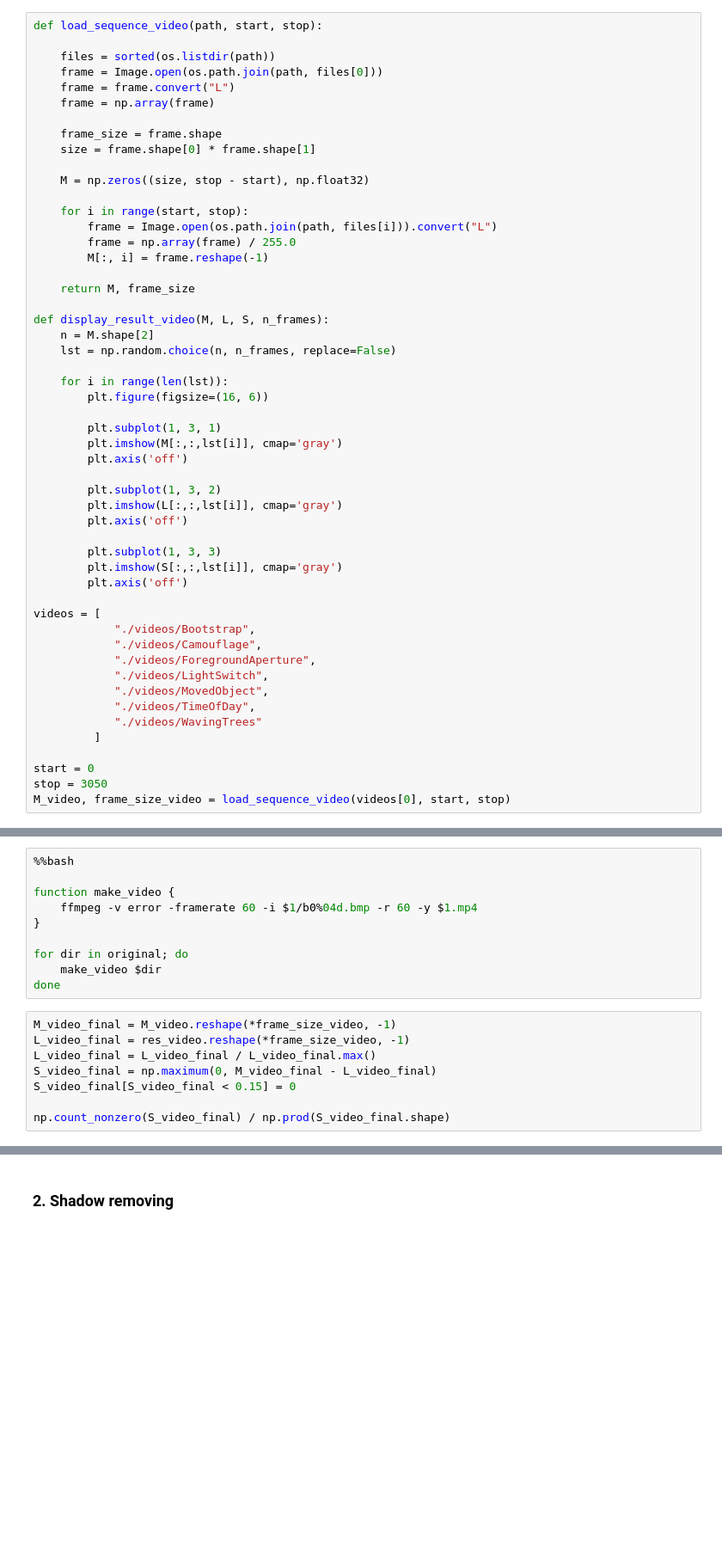
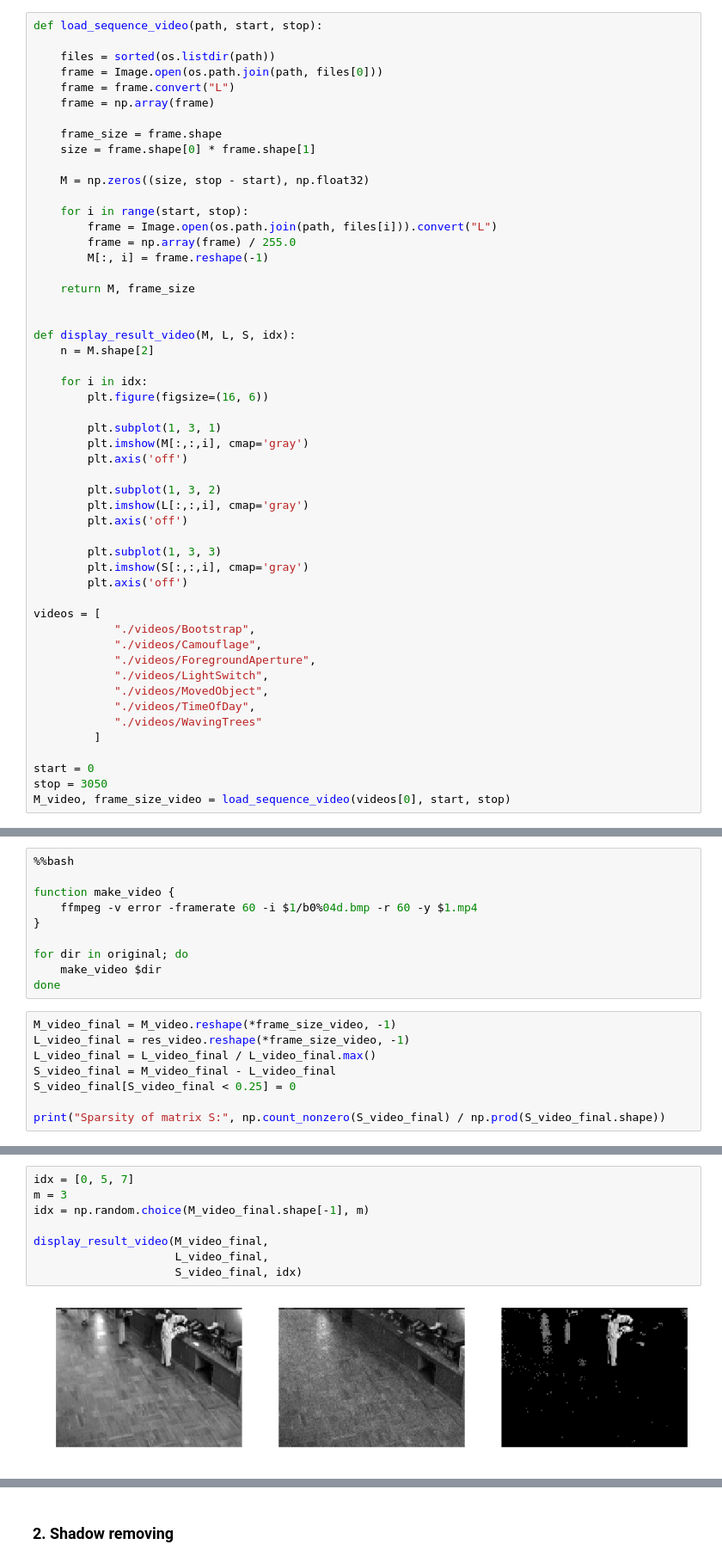
Before and after one commit to viktor-prutyanov/low-rank-2018, a Jupyter notebook: SLA_sparse.ipynb, the cells around one changed output, grey strips where cells are left out. Shown: that part at 86% size. Saved outputs shown, nothing was run; the diff lists cells and outputs as text; blank space fills up the shorter version.

```diff
--- a/SLA_sparse.ipynb
+++ b/SLA_sparse.ipynb
@@ -134,23 +116,23 @@ def load_sequence_video(path, start, stop):
 
     return M, frame_size
 
-def display_result_video(M, L, S, n_frames):
+
+def display_result_video(M, L, S, idx):
     n = M.shape[2]
-    lst = np.random.choice(n, n_frames, replace=False)
 
-    for i in range(len(lst)):
+    for i in idx:
         plt.figure(figsize=(16, 6))
 
         plt.subplot(1, 3, 1)
-        plt.imshow(M[:,:,lst[i]], cmap='gray')
+        plt.imshow(M[:,:,i], cmap='gray')
         plt.axis('off')
 
         plt.subplot(1, 3, 2)
-        plt.imshow(L[:,:,lst[i]], cmap='gray')
+        plt.imshow(L[:,:,i], cmap='gray')
         plt.axis('off')
 
         plt.subplot(1, 3, 3)
-        plt.imshow(S[:,:,lst[i]], cmap='gray')
+        plt.imshow(S[:,:,i], cmap='gray')
         plt.axis('off')
 
 videos = [
@@ -222,8 +204,8 @@ done
 M_video_final = M_video.reshape(*frame_size_video, -1)
 L_video_final = res_video.reshape(*frame_size_video, -1)
 L_video_final = L_video_final / L_video_final.max()
-S_video_final = np.maximum(0, M_video_final - L_video_final)
-S_video_final[S_video_final < 0.15] = 0
+S_video_final = M_video_final - L_video_final
+S_video_final[S_video_final < 0.25] = 0
 
-np.count_nonzero(S_video_final) / np.prod(S_video_final.shape)
+print("Sparsity of matrix S:", np.count_nonzero(S_video_final) / np.prod(S_video_final.shape))
 # %% [output]
@@ -238,0 +213,10 @@ display_result_video(M_video_final,
+# %%
+idx = [0, 5, 7]
+m = 3
+idx = np.random.choice(M_video_final.shape[-1], m)
+
+display_result_video(M_video_final,
+                     L_video_final,
+                     S_video_final, idx)
+# %% [output]
+[figure, added]
```
Also changed, not shown: parts of 9 cells of this notebook.
